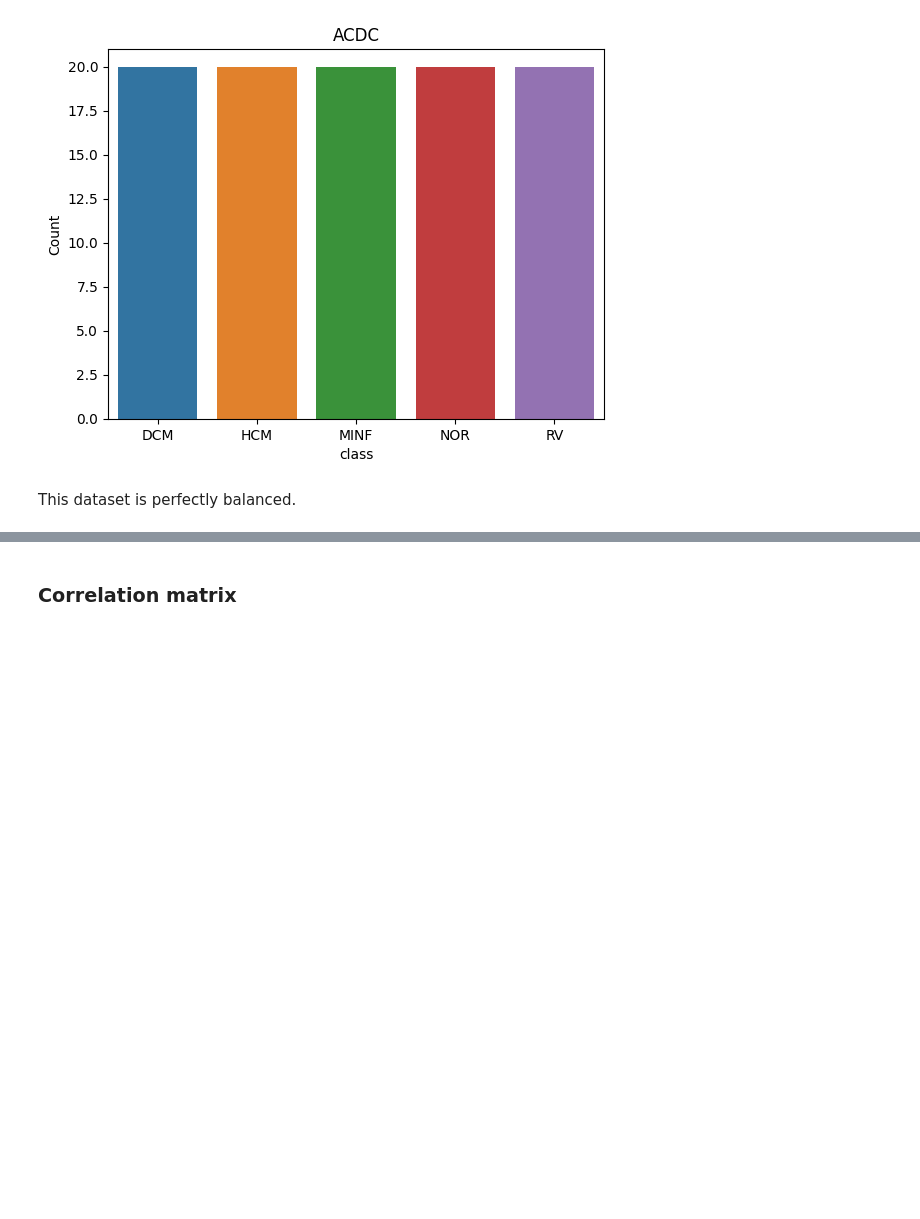
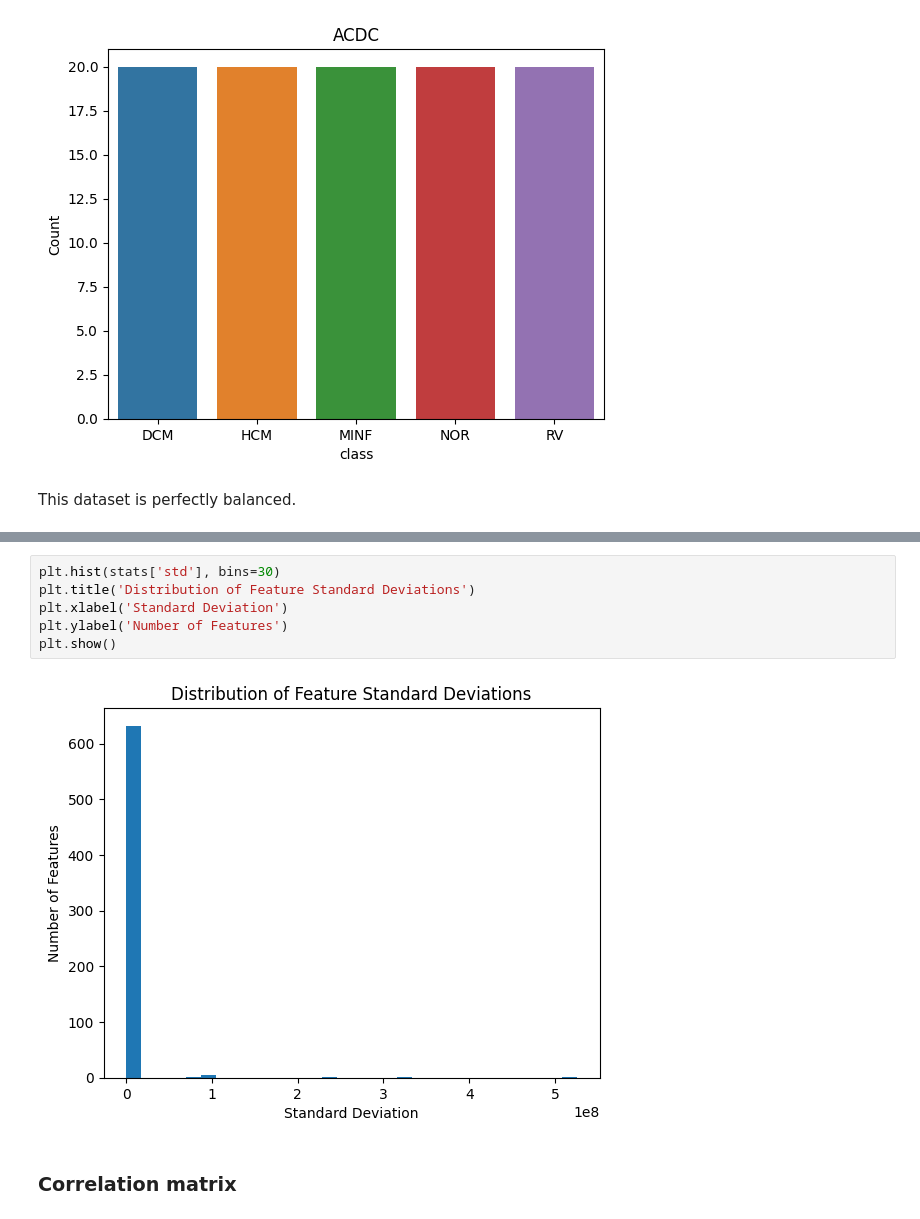
Before and after one commit to danielgranadoscampos/MHEDAS_ML, a Jupyter notebook: team_notebooks/azucena_notebook.ipynb, the cells around one changed output, grey strips where cells are left out. Cells and saved outputs as stored; diff of their text form; blank space fills up the shorter version.

```diff
--- a/team_notebooks/azucena_notebook.ipynb
+++ b/team_notebooks/azucena_notebook.ipynb
@@ -127,3 +153,11 @@ This dataset is perfectly balanced.
+# %%
+plt.hist(stats['std'], bins=30)
+plt.title('Distribution of Feature Standard Deviations')
+plt.xlabel('Standard Deviation')
+plt.ylabel('Number of Features')
+plt.show()
+# %% [output]
+[figure, added]
 # %% [markdown]
 ### Correlation matrix
 # %%
```
Also changed, not shown: parts of 6 cells of this notebook, 2 other files.
